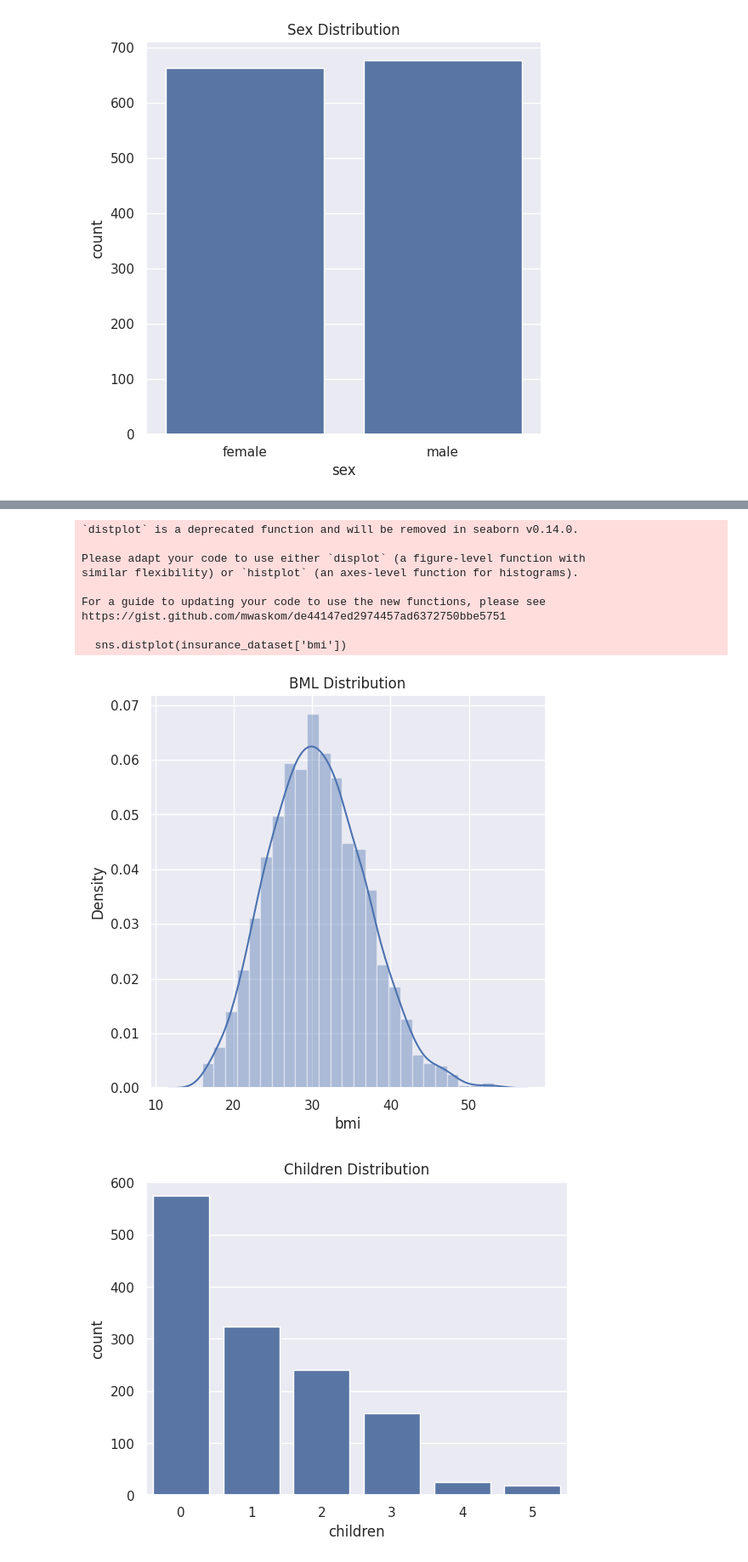
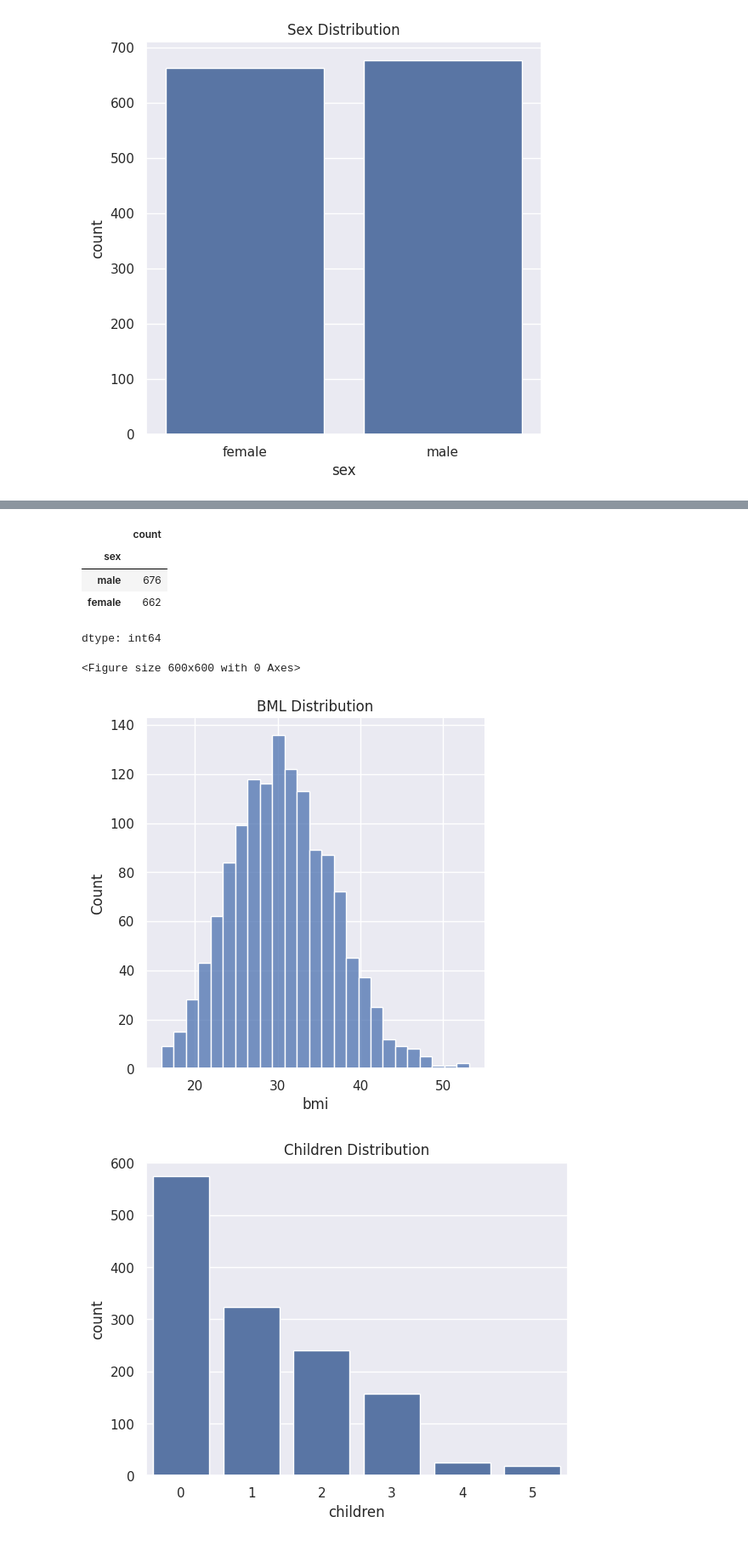
Before and after one commit to Shamiso-Tirivanhu/Medical-Cost-Insurance-Prediction-Using-Python-Machine-Learning, a Jupyter notebook: Medical_Insurance_Cost_Prediction_Using_Python_&_Machine_Learning.ipynb, the cells around one changed output, grey strips where cells are left out. Shown: that part at 85% size. Saved outputs shown, nothing was run; the diff lists cells and outputs as text; code cells hidden in the pictures.

```diff
--- a/Medical_Insurance_Cost_Prediction_Using_Python_&_Machine_Learning.ipynb
+++ b/Medical_Insurance_Cost_Prediction_Using_Python_&_Machine_Learning.ipynb
@@ -120,20 +106,21 @@ dtype: int64
+# %%
+# Checking for values of how the gender column is distributed
+insurance_dataset['sex'].value_counts()
+# %% [output]
+|  | count |
+| sex |  |
+| male | 676 |
+| female | 662 |
+dtype: int64
 # %%
 # Finding the distribution of the BMI
 plt.figure(figsize=(6,6))
-sns.distplot(insurance_dataset['bmi'])
+sns.displot(insurance_dataset['bmi'])
 plt.title('BML Distribution')
 plt.show()
 # %% [output]
-`distplot` is a deprecated function and will be removed in seaborn v0.14.0.
-
-Please adapt your code to use either `displot` (a figure-level function with
-similar flexibility) or `histplot` (an axes-level function for histograms).
-
-For a guide to updating your code to use the new functions, please see
-https://gist.github.com/mwaskom/de44147ed2974457ad6372750bbe5751
-
-  sns.distplot(insurance_dataset['bmi'])
+<Figure size 600x600 with 0 Axes>
-[figure, old version]
+[figure, new version]
 # %%
 # Normal BMI range for a person is 18,5-24,9
 # if bml< 18,5 - person is underweight
```
Also changed, not shown: parts of 11 cells of this notebook.
